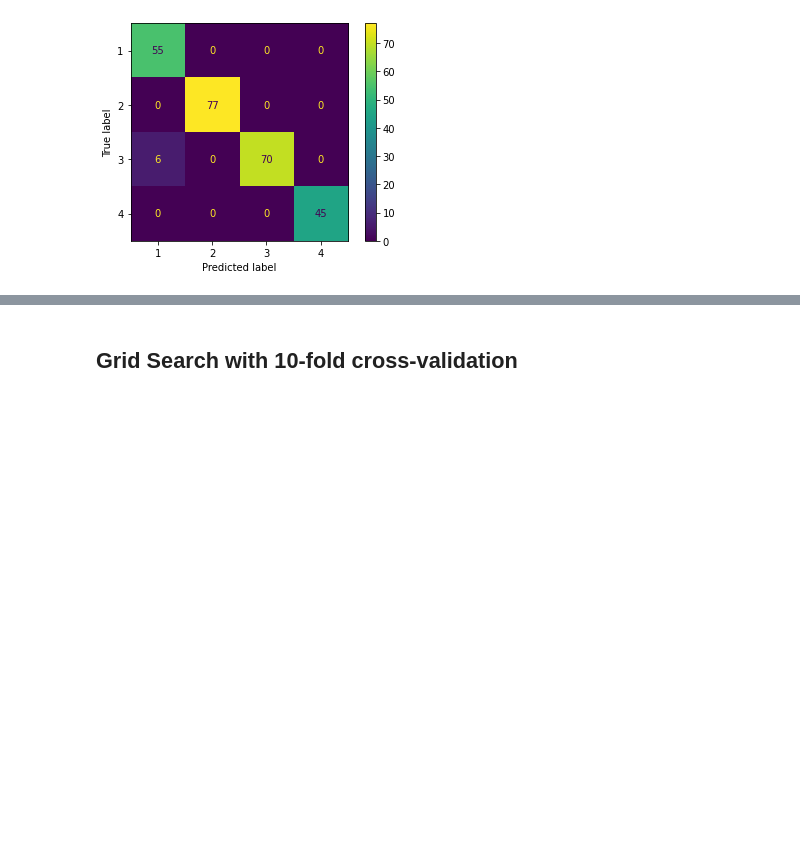
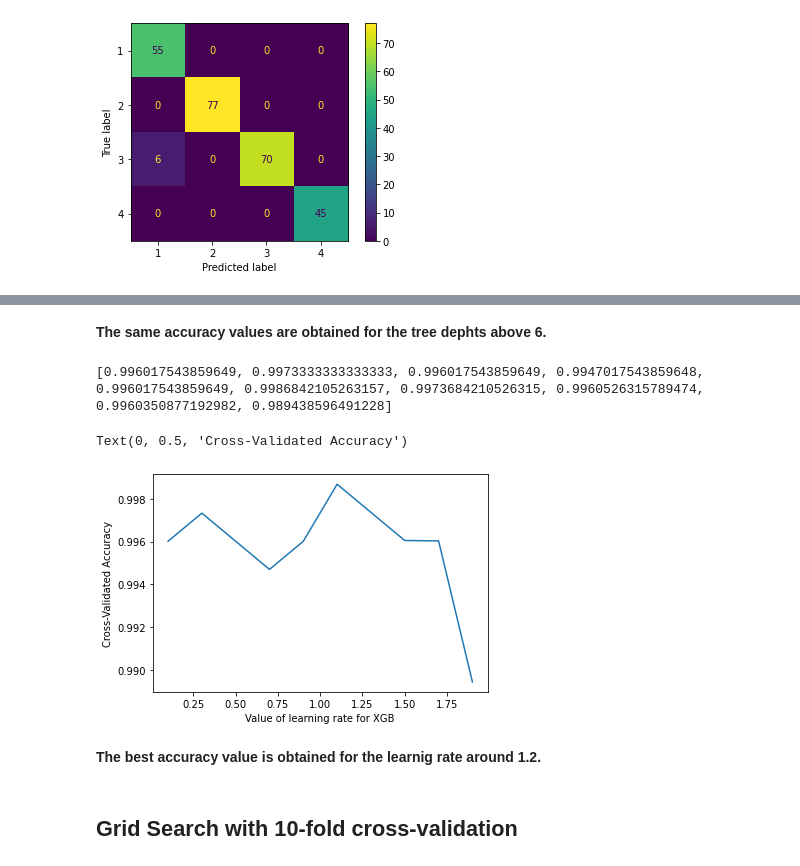
Before and after one commit to monikachudyba/MachineLearningProjects, a Jupyter notebook: Driving Behavior Dataset.ipynb, the cells around one changed output, grey strips where cells are left out. Drawn from its saved outputs; the diff is of its cells as text; code cells hidden in the pictures; blank space fills up the shorter version.

```diff
--- a/Driving Behavior Dataset.ipynb
+++ b/Driving Behavior Dataset.ipynb
@@ -727,3 +746,24 @@ plot_confusion_matrix(xgb_classifier, X_test, y_test)
+# %% [markdown]
+**The same accuracy values are obtained for the tree dephts above 6.**
+# %%
+lear_rate=np.arange(0.1,2,0.2)
+acc_score=[]
+for l in lear_rate:
+    xgb_c = xgb_model= xgb.XGBClassifier(objective = 'multi:softmax', num_class =4, subsample = 0.9, colsample_bytree = 0.9, learning_rate = l)
+    scores = cross_val_score(xgb_c, X_train, y_train, cv=10, scoring='accuracy')
+    acc_score.append(scores.mean())
+print(acc_score)
+# plot the value of C for SVM (x-axis) versus the cross-validated accuracy (y-axis)
+plt.plot(lear_rate,acc_score)
+#plt.xticks(np.arange(0,1100,100))
+plt.xlabel('Value of learning rate for XGB')
+plt.ylabel('Cross-Validated Accuracy')
+# %% [output]
+[0.996017543859649, 0.9973333333333333, 0.996017543859649, 0.9947017543859648, 0.996017543859649, 0.9986842105263157, 0.9973684210526315, 0.9960526315789474, 0.9960350877192982, 0.989438596491228]
+Text(0, 0.5, 'Cross-Validated Accuracy')
+[figure, added]
+# %% [markdown]
+**The best accuracy value is obtained for the learnig rate around 1.2.**
 # %% [markdown]
 ## Grid Search with 10-fold cross-validation
 # %%
```
Also changed, not shown: parts of 7 cells of this notebook.
